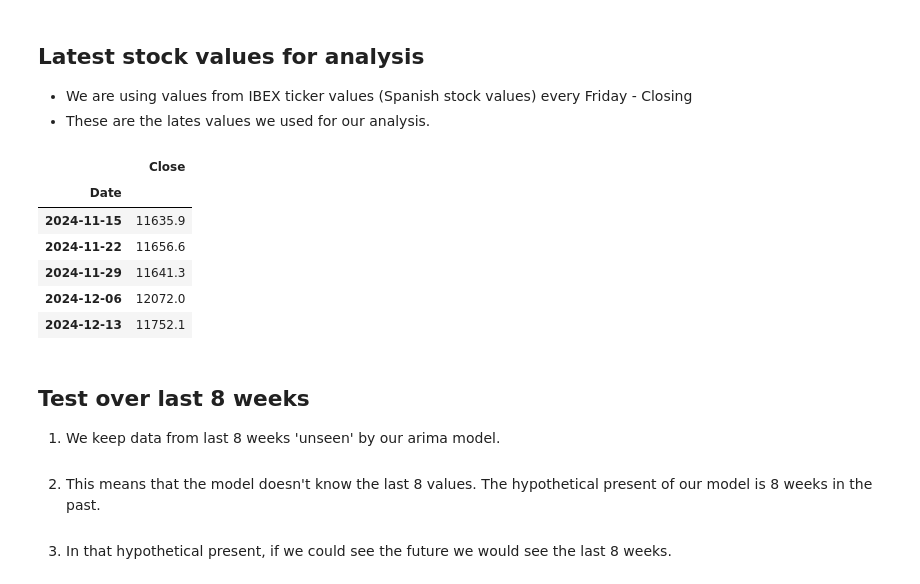
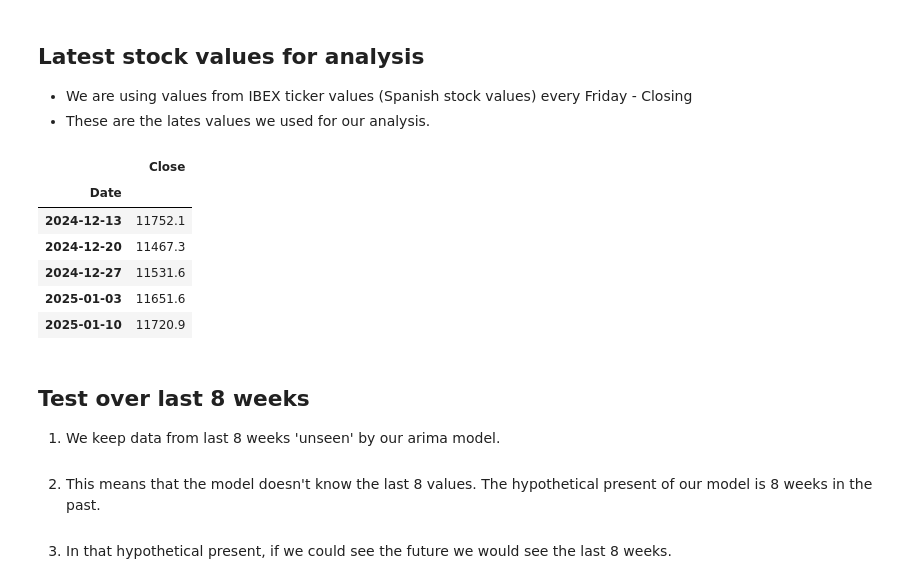
Before and after one commit to romanmmr/stocks_site, a Jupyter notebook: docs/crnn_model.ipynb, the cells around one changed output. Saved outputs shown, nothing was run; the diff lists cells and outputs as text; code cells hidden in the pictures.

```diff
--- a/docs/crnn_model.ipynb
+++ b/docs/crnn_model.ipynb
@@ -16,15 +16,15 @@ from display_data import plot_fit_and_forecast, table_horizontal, plot_sample_da
 * We are using values from IBEX ticker values (Spanish stock values) every Friday - Closing
 * These are the lates values we used for our analysis.
 # %%
-plot_sample_data(path='modelled_fitted_data.csv', column='Close')
+plot_sample_data(path='docs/modelled_fitted_data.csv', column='Close')
 # %% [output]
 |  | Close |
 | Date |  |
-| 2024-11-15 | 11635.9 |
-| 2024-11-22 | 11656.6 |
-| 2024-11-29 | 11641.3 |
-| 2024-12-06 | 12072.0 |
 | 2024-12-13 | 11752.1 |
+| 2024-12-20 | 11467.3 |
+| 2024-12-27 | 11531.6 |
+| 2025-01-03 | 11651.6 |
+| 2025-01-10 | 11720.9 |
 # %% [markdown]
 ## Test over last 8 weeks
 
```
Also changed, not shown: parts of 4 cells of this notebook, 18 other files.
